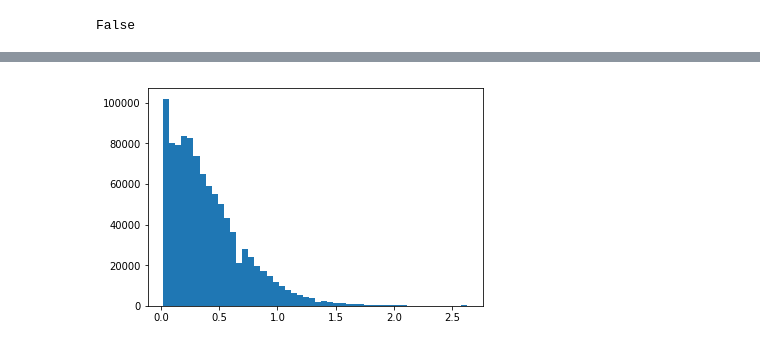
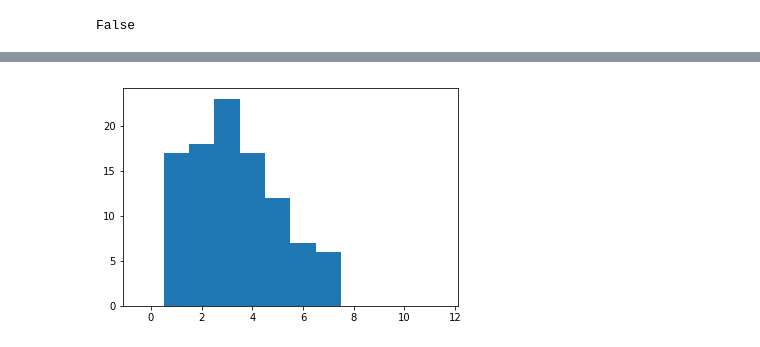
Before and after one commit to AchillesGen/Achilles, a Jupyter notebook: cascade/CascadeTesting.ipynb, the cells around one changed output, grey strips where cells are left out. Saved outputs shown, nothing was run; the diff lists cells and outputs as text; code cells hidden in the pictures.

```diff
--- a/cascade/CascadeTesting.ipynb
+++ b/cascade/CascadeTesting.ipynb
@@ -138,7 +145,7 @@ plt.show()
 # %% [markdown]
 ## Nucleon-Nucleon Cross-Section
 # %%
-## mN = 0.938
+mN = 0.938
 
 # From GiBUU
 def nukNuk_nukNuk(sqrts,massIn,totalcharge):
@@ -234,9 +241,6 @@ sigma = np.zeros_like(plab)
 sigma_gibuu = np.zeros_like(plab)
 for i,_ in enumerate(plab):
     sigma[i] = sigma_np(plab[i])
-    srtf = (sqrts-massIn[0]-massIn[1]+2*mN)**2
-    plab = np.sqrt((srtf/(2*mN))**2-srtf)
-    sigma_gibuu[i] = nukNuk_nukNuk()
 
 plt.plot(plab,sigma)
 plt.xscale('log')
@@ -434,7 +459,7 @@ class FSI:
                 return True
         return False
 # %%
-p = 2000
+p = 275
 phi = 2.0*np.pi*np.random.uniform()
 costheta = 2.0*np.random.uniform() - 1.0
 sintheta = np.sqrt(1.0 - costheta**2)
@@ -483,14 +508,10 @@ False
 fsi = FSI(C12)
 # %%
 prop_dist = []
-nevents = 1000000
+nevents = 100
 for i in range(nevents):
-    particle1 = Particle(2112,Vec4(np.sqrt(1000**2+px**2+py**2+pz**2),px,py,pz),Vec3(0,0,0))
-    fsi = FSI(C12,1e-1)
+    particle1 = Particle(2212,Vec4(np.sqrt(1000**2+px**2+py**2+pz**2),px,py,pz),Vec3(0,0,0))
+    fsi = FSI(C12,3e-1)
     dist = fsi([particle1])
     if dist is not None:
-        prop_dist.append(dist)
-
-plt.hist(prop_dist,bins=50)
-plt.yscale('log')
-plt.show()
+        prop_dist.append(len(dist))
@@ -499,5 +524,5 @@ plt.show()
 # %%
-plt.hist(prop_dist,bins=50)
+plt.hist(prop_dist,bins=12,range=[0,12],align='left')
 plt.show()
 # %% [output]
-[figure, old version]
+[figure, new version]
```
Also changed, not shown: parts of 19 cells of this notebook, 2 other files.
